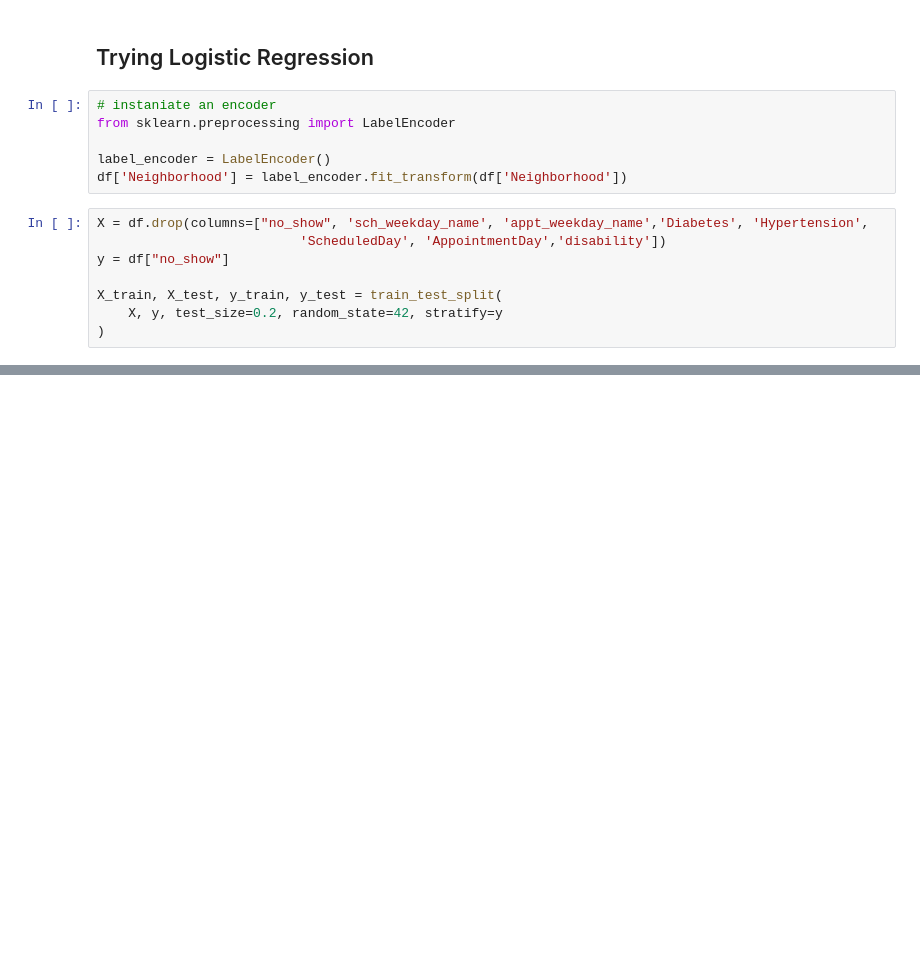
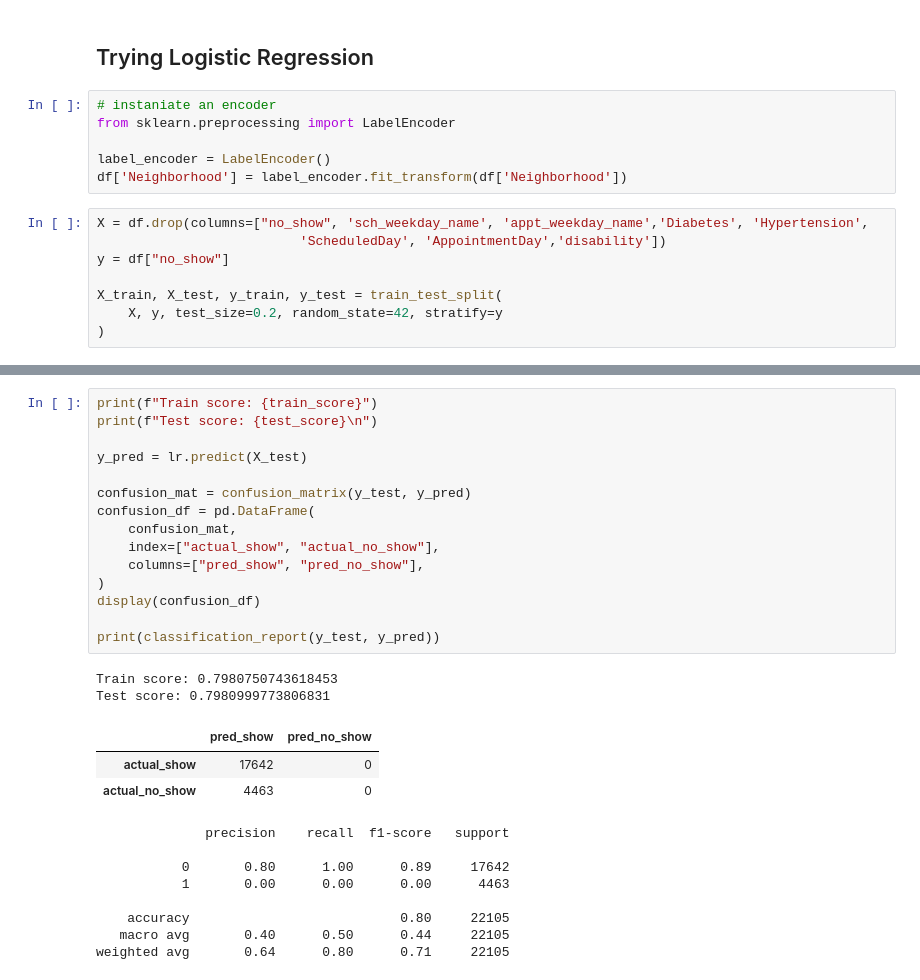
Before and after one commit to mgalaviz1/my_work, a Jupyter notebook: capstone2/predicting_no_shows.ipynb, the cells around one changed output, grey strips where cells are left out. Saved outputs shown, nothing was run; the diff lists cells and outputs as text; blank space fills up the shorter version.

```diff
--- a/capstone2/predicting_no_shows.ipynb
+++ b/capstone2/predicting_no_shows.ipynb
@@ -1241,0 +1253,29 @@ print('Score on test data: ', test_score)
+# %%
+print(f"Train score: {train_score}")
+print(f"Test score: {test_score}\n")
+
+y_pred = lr.predict(X_test)
+
+confusion_mat = confusion_matrix(y_test, y_pred)
+confusion_df = pd.DataFrame(
+    confusion_mat,
+    index=["actual_show", "actual_no_show"],
+    columns=["pred_show", "pred_no_show"],
+)
+display(confusion_df)
+
+print(classification_report(y_test, y_pred))
+# %% [output]
+Train score: 0.7980750743618453
+Test score: 0.7980999773806831
+|  | pred_show | pred_no_show |
+| actual_show | 17642 | 0 |
+| actual_no_show | 4463 | 0 |
+              precision    recall  f1-score   support
+
+           0       0.80      1.00      0.89     17642
+           1       0.00      0.00      0.00      4463
+
+    accuracy                           0.80     22105
+   macro avg       0.40      0.50      0.44     22105
+weighted avg       0.64      0.80      0.71     22105
```
Also changed, not shown: parts of 6 cells of this notebook.
